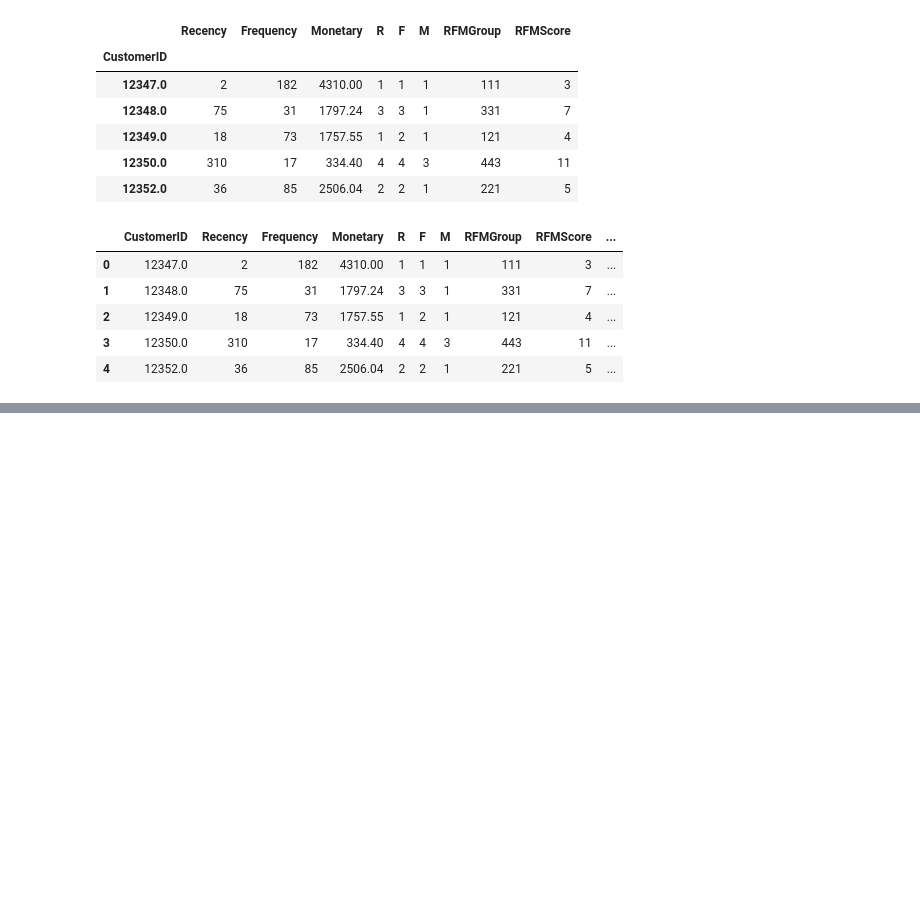
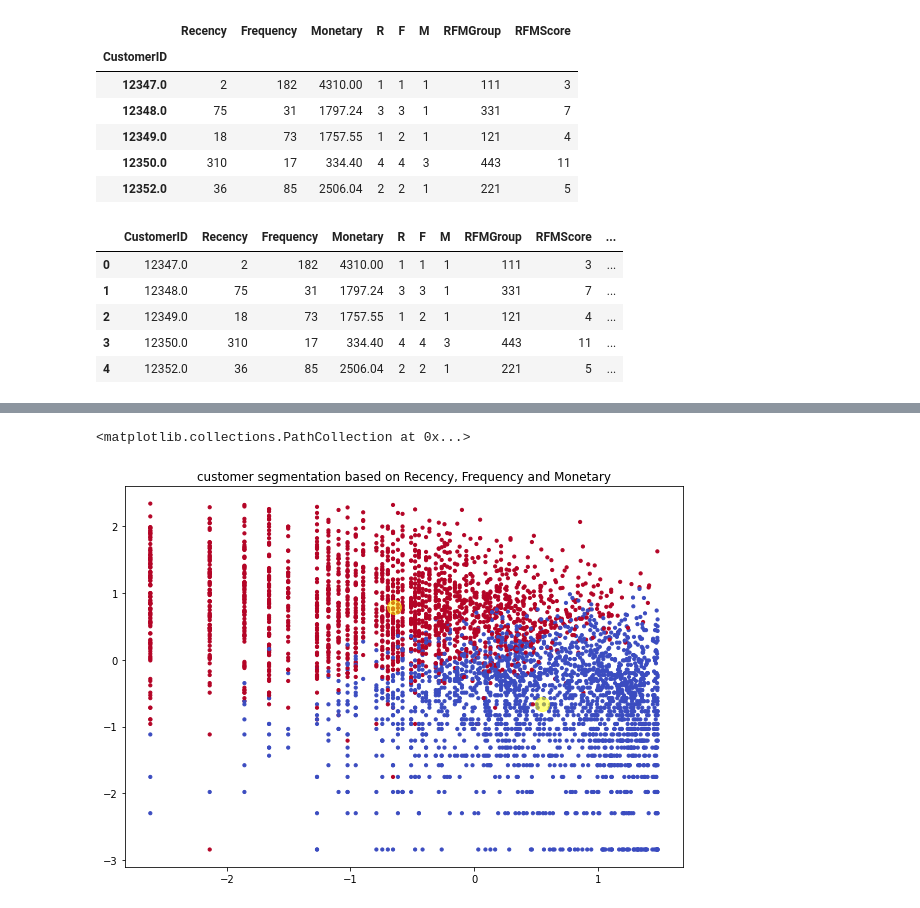
Before and after one commit to Shashankshekharpandey/Online-retail-customer-segmentation, a Jupyter notebook: Online_retail_customer_Segmentation.ipynb, the cells around one changed output, grey strips where cells are left out. Cells and saved outputs as stored; diff of their text form; code cells hidden in the pictures; blank space fills up the shorter version.

```diff
--- a/Online_retail_customer_Segmentation.ipynb
+++ b/Online_retail_customer_Segmentation.ipynb
@@ -14,7 +14,7 @@ import warnings
 warnings.filterwarnings('ignore')
 # %%
 # Reading our Dataset
-data = pd.read_excel("Online Retail.xlsx")
+data = pd.read_excel("/Online Retail.xlsx")
 # %%
 # head gives the top 5 rows of the given dataset
 data.head()
@@ -679,0 +705,13 @@ rfm_df.reset_index().head()
+# %%
+from sklearn import preprocessing
+# import math module and apply log tranformation
+import math
+rfm_df['Recency_log'] = rfm_df['Recency'].apply(math.log)
+rfm_df['Frequency_log'] = rfm_df['Frequency'].apply(math.log)
+rfm_df['Monetary_log'] = rfm_df['Monetary'].apply(math.log)
+# %%
+# Apply Standard Scaling to scale the values
+feature_vector=['Recency_log','Frequency_log','Monetary_log']
+X_features = rfm_df[feature_vector].values
+scaler=preprocessing.StandardScaler()
+X=scaler.fit_transform(X_features)
@@ -679,0 +825,16 @@ rfm_df.reset_index().head()
+# %%
+# fit the model for no. of clusters = 2
+kmeans = KMeans(n_clusters = 2)
+kmeans.fit(X)
+y_kmeans= kmeans.predict(X)
+# %%
+# scatter plot to show clusters
+plt.figure(figsize=(10,7))
+plt.title('customer segmentation based on Recency, Frequency and Monetary')
+plt.scatter(X[:, 0], X[:, 1], c=y_kmeans, s=10, cmap='coolwarm')
+
+centers = kmeans.cluster_centers_
+plt.scatter(centers[:, 0], centers[:, 1], c='yellow', s=200, alpha=0.5)
+# %% [output]
+<matplotlib.collections.PathCollection at 0x...>
+[figure, added]
```
Also changed, not shown: parts of 14 cells of this notebook.
